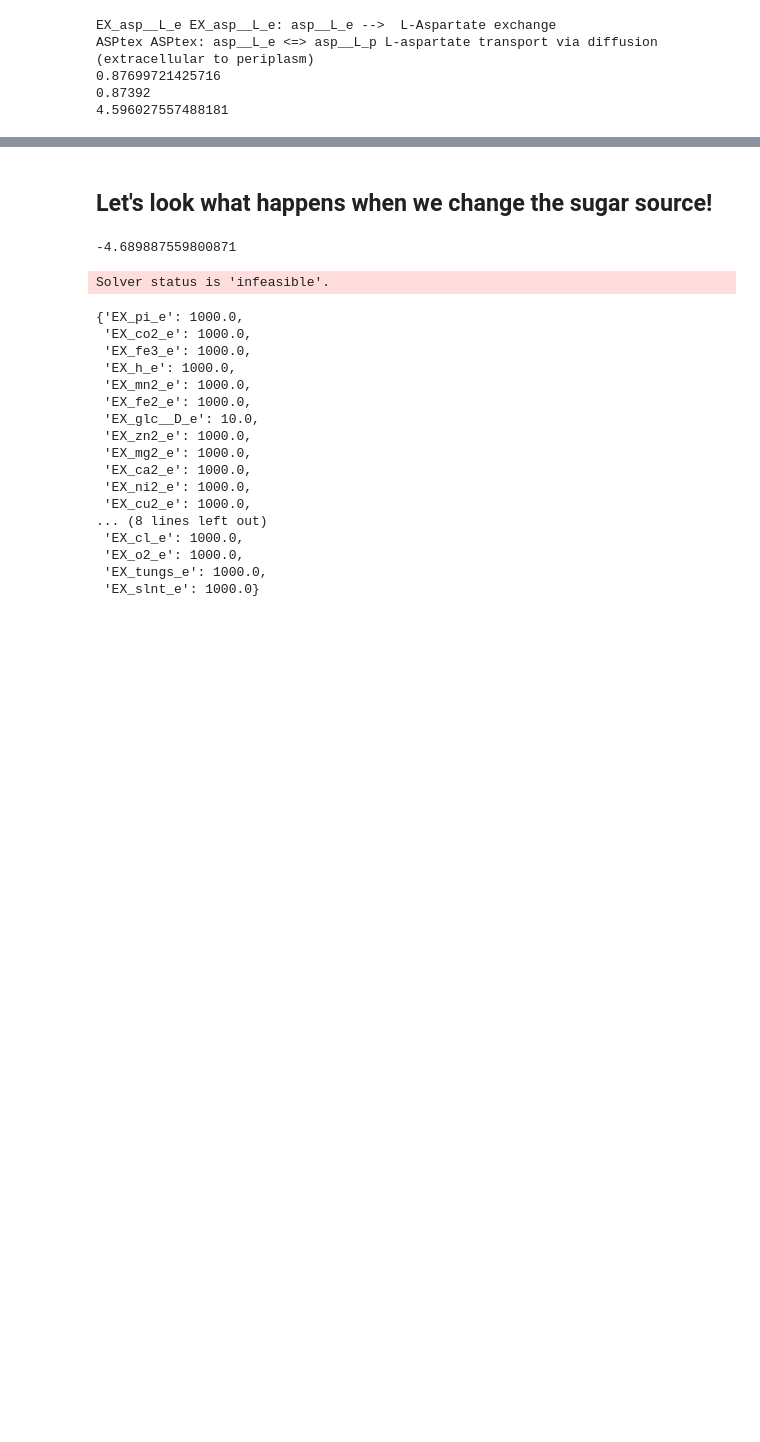
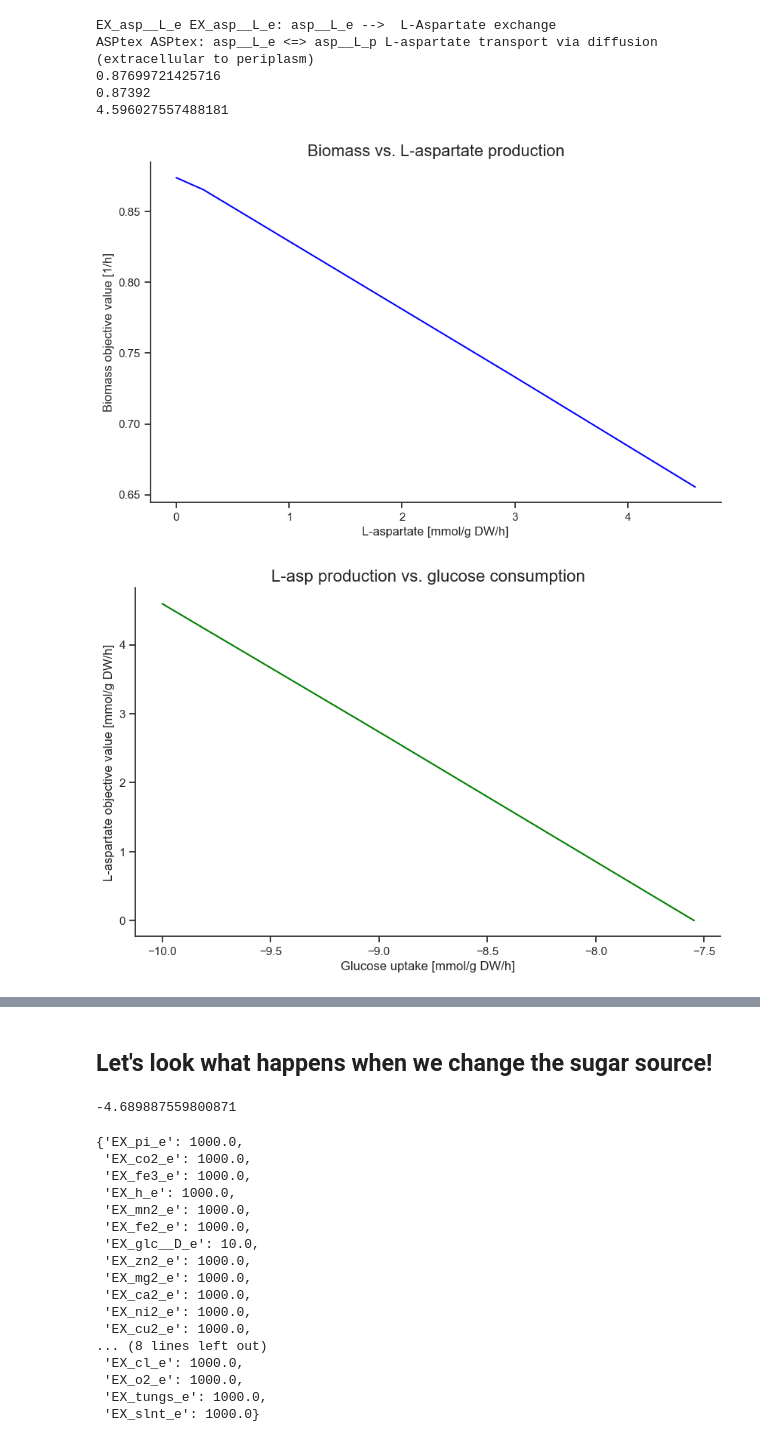
Before and after one commit to 27410/group-assingment-group-14, a Jupyter notebook: 6_PPPA.ipynb, the cells around one changed output, grey strips where cells are left out. Drawn from its saved outputs; the diff is of its cells as text; code cells hidden in the pictures; blank space fills up the shorter version.

```diff
--- a/6_PPPA.ipynb
+++ b/6_PPPA.ipynb
@@ -41,34 +42,32 @@ from cobra.flux_analysis.phenotype_phase_plane import production_envelope
 # %%
-from re import template
-import plotly.express as px
+# Set the aesthetic style of the plots
+#sns.set_style("whitegrid")
+sns.set_theme(style="ticks", context="notebook")
 
 medium = model.medium
 with model:
     model.medium = medium
     model.objective = model.reactions.EX_asp__L_e
     asp_production = model.optimize().objective_value
     ppp_BIOMASS = production_envelope(model, reactions=[model.reactions.EX_asp__L_e], objective=model.reactions.BIOMASS_Ec_iML1515_core_75p37M)
     ppp_asp = production_envelope(model, reactions=[model.reactions.EX_glc__D_e], objective=model.reactions.EX_asp__L_e)
     ppp_o2 = production_envelope(model, reactions=[model.reactions.EX_o2_e], objective=model.reactions.EX_asp__L_e)
 
-    fig1 = px.line(ppp_BIOMASS, x='EX_asp__L_e', y='flux_maximum', title='Biomass vs. L-aspartate production', template="ggplot2")
-    fig1.update_layout(height=600, width=800, title_x=0.5)  # Update figure size
-    fig1.update_traces(line_color='blue')  # Update line color
-    fig1.update_xaxes(title_text='L-aspartate[mmol/g DW/h]')  # Set x-axis label
-    fig1.update_yaxes(title_text='Biomass objective value[1/h]')  # Set y-axis label
 
-    fig2 = px.line(ppp_asp, x='EX_glc__D_e', y='flux_maximum', title='L-asp production vs. glucose consumption', template="ggplot2")
-    fig2.update_layout(height=600, width=800, title_x=0.5)  # Update figure size
-    fig2.update_traces(line_color='green')  # Update line color
-    fig2.update_xaxes(title_text='Glucose uptake[mmol/g DW/h]')  # Set x-axis label
-    fig2.update_yaxes(title_text='L-aspartate objective value[mmol/g DW/h]')  # Set y-axis label
+# Plot with Seaborn, given that ppp_BIOMASS, ppp_asp, and ppp_o2 are pandas DataFrames
+def plot_seaborn(df, x, y, title, xlabel, ylabel, color):
+    plt.figure(figsize=(10, 6))
+    ax = sns.lineplot(data=df, x=x, y=y, color=color)
+    ax.set_title(title, fontsize=16)
+    ax.set_xlabel(xlabel, fontsize=12)
+    ax.set_ylabel(ylabel, fontsize=12)
+    sns.despine()  # Despine the plot for a cleaner look
+    plt.show()
 
-    fig3 = px.line(ppp_o2, x='EX_o2_e', y='flux_maximum', title='L-asp production vs. oxygen consumption', template="ggplot2")
-    fig3.update_layout(height=600, width=800, title_x=0.5)  # Update figure size
-    fig3.update_traces(line_color='red')  # Update line color
-    fig3.update_xaxes(title_text='Oxygen consumption[mmol/g DW/h]')  # Set x-axis label
-    fig3.update_yaxes(title_text='L-aspartate objective value[mmol/g DW/h]')  # Set y-axis label
-
-    fig1.show()
-    fig2.show()
-    fig3.show()
+# Plot the figures
+plot_seaborn(ppp_BIOMASS, 'EX_asp__L_e', 'flux_maximum', 'Biomass vs. L-aspartate production', 'L-aspartate [mmol/g DW/h]', 'Biomass objective value [1/h]', 'blue')
+plot_seaborn(ppp_asp, 'EX_glc__D_e', 'flux_maximum', 'L-asp production vs. glucose consumption', 'Glucose uptake [mmol/g DW/h]', 'L-aspartate objective value [mmol/g DW/h]', 'green')
+plot_seaborn(ppp_o2, 'EX_o2_e', 'flux_maximum', 'L-asp production vs. oxygen consumption', 'Oxygen consumption [mmol/g DW/h]', 'L-aspartate objective value [mmol/g DW/h]', 'red')
+# %% [output]
+[figure, added]
+[figure, added]
@@ -84,7 +84,6 @@ with model:
     print(solution.fluxes['EX_asp__L_e'])
 # %% [output]
 -4.689887559800871
-Solver status is 'infeasible'.
 # %%
 model.medium
 # %% [output]
```
Also changed, not shown: parts of 3 cells of this notebook.
